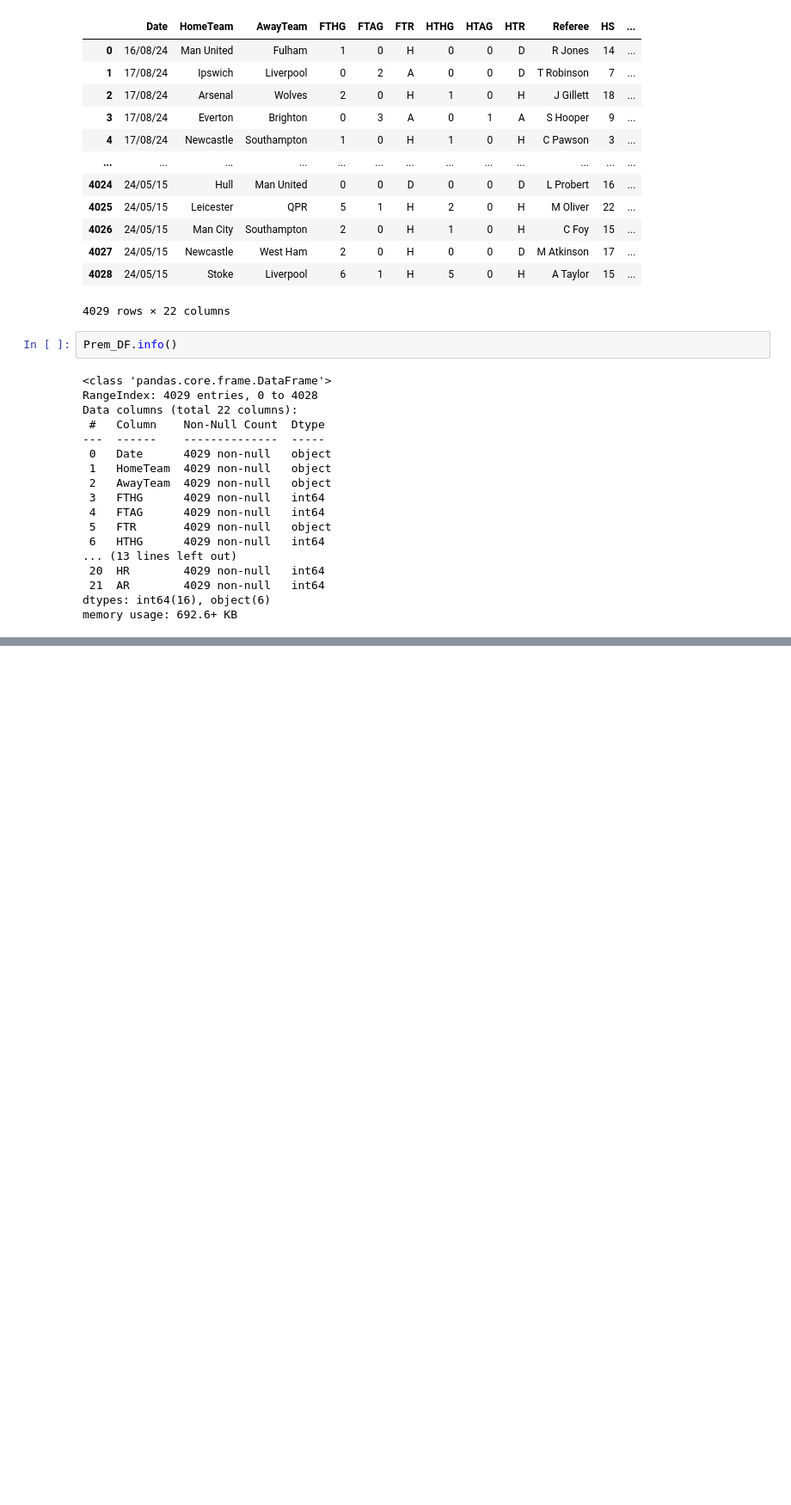
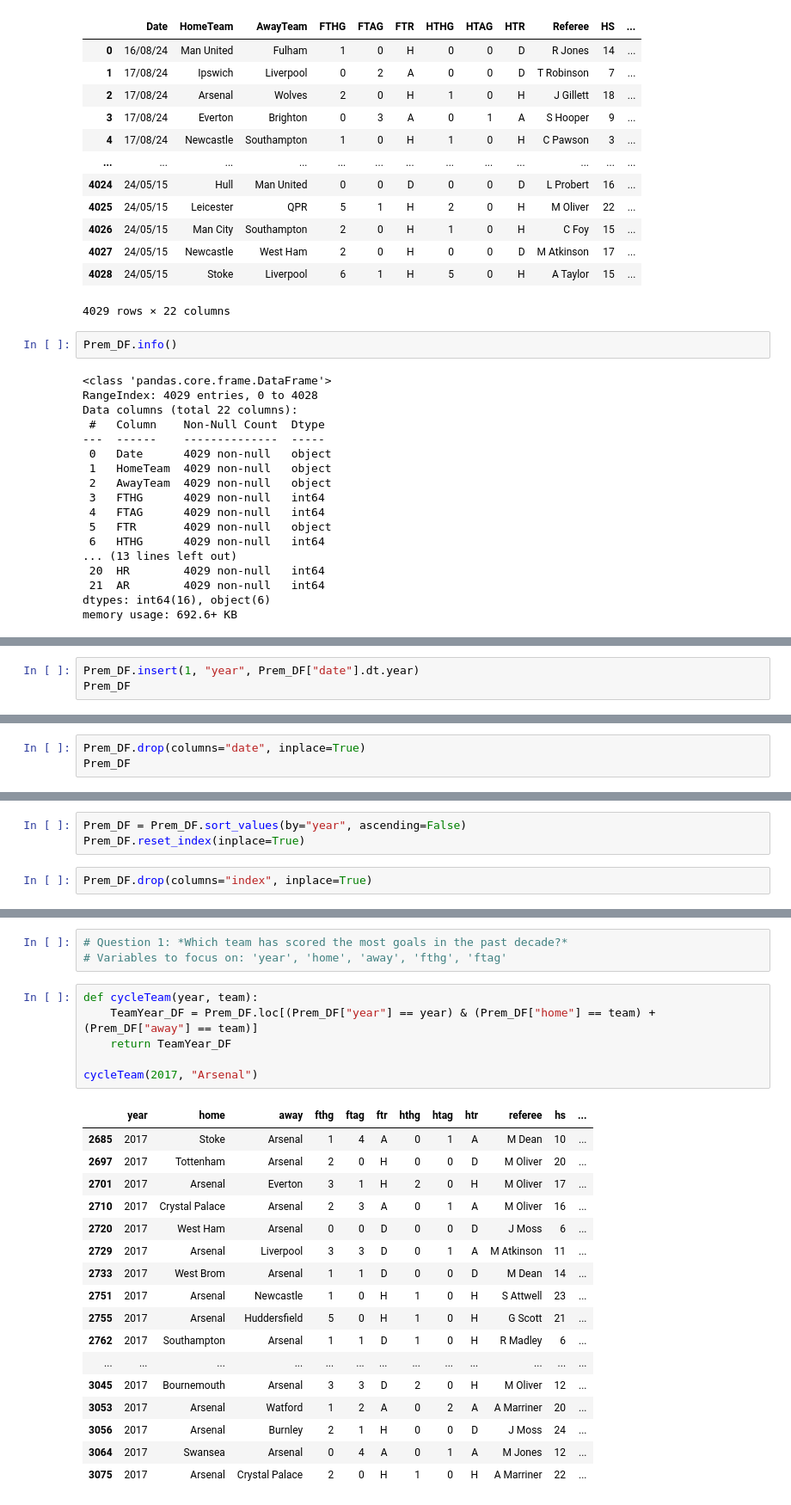
Before and after one commit to SmithNJ13/data_analysis, a Jupyter notebook: analysis.ipynb, the cells around one changed output, grey strips where cells are left out. Shown: that part at 86% size. Drawn from its saved outputs; the diff is of its cells as text; blank space fills up the shorter version.

Commit message:
Can find total goals by year and team name

```diff
--- a/analysis.ipynb
+++ b/analysis.ipynb
@@ -147,0 +163,3 @@ Prem_DF.rename(columns={"Date": "date", "HomeTeam": "home", "AwayTeam": "away",
+# %%
+Prem_DF.insert(1, "year", Prem_DF["date"].dt.year)
+Prem_DF
@@ -147,0 +186,3 @@ Prem_DF.rename(columns={"Date": "date", "HomeTeam": "home", "AwayTeam": "away",
+# %%
+Prem_DF.drop(columns="date", inplace=True)
+Prem_DF
@@ -147,0 +203,5 @@ Prem_DF.rename(columns={"Date": "date", "HomeTeam": "home", "AwayTeam": "away",
+# %%
+Prem_DF = Prem_DF.sort_values(by="year", ascending=False)
+Prem_DF.reset_index(inplace=True)
+# %%
+Prem_DF.drop(columns="index", inplace=True)
@@ -147,0 +244,27 @@ Prem_DF.rename(columns={"Date": "date", "HomeTeam": "home", "AwayTeam": "away",
+# %%
+# Question 1: *Which team has scored the most goals in the past decade?*
+# Variables to focus on: 'year', 'home', 'away', 'fthg', 'ftag'
+# %%
+def cycleTeam(year, team):
+    TeamYear_DF = Prem_DF.loc[(Prem_DF["year"] == year) & (Prem_DF["home"] == team) + (Prem_DF["away"] == team)]
+    return TeamYear_DF
+
+cycleTeam(2017, "Arsenal")
+# %% [output]
+|  | year | home | away | fthg | ftag | ftr | hthg | htag | htr | referee | hs | ... |
+| 2685 | 2017 | Stoke | Arsenal | 1 | 4 | A | 0 | 1 | A | M Dean | 10 | ... |
+| 2697 | 2017 | Tottenham | Arsenal | 2 | 0 | H | 0 | 0 | D | M Oliver | 20 | ... |
+| 2701 | 2017 | Arsenal | Everton | 3 | 1 | H | 2 | 0 | H | M Oliver | 17 | ... |
+| 2710 | 2017 | Crystal Palace | Arsenal | 2 | 3 | A | 0 | 1 | A | M Oliver | 16 | ... |
+| 2720 | 2017 | West Ham | Arsenal | 0 | 0 | D | 0 | 0 | D | J Moss | 6 | ... |
+| 2729 | 2017 | Arsenal | Liverpool | 3 | 3 | D | 0 | 1 | A | M Atkinson | 11 | ... |
+| 2733 | 2017 | West Brom | Arsenal | 1 | 1 | D | 0 | 0 | D | M Dean | 14 | ... |
+| 2751 | 2017 | Arsenal | Newcastle | 1 | 0 | H | 1 | 0 | H | S Attwell | 23 | ... |
+| 2755 | 2017 | Arsenal | Huddersfield | 5 | 0 | H | 1 | 0 | H | G Scott | 21 | ... |
+| 2762 | 2017 | Southampton | Arsenal | 1 | 1 | D | 1 | 0 | H | R Madley | 6 | ... |
+| ... | ... | ... | ... | ... | ... | ... | ... | ... | ... | ... | ... | ... |
+| 3045 | 2017 | Bournemouth | Arsenal | 3 | 3 | D | 2 | 0 | H | M Oliver | 12 | ... |
+| 3053 | 2017 | Arsenal | Watford | 1 | 2 | A | 0 | 2 | A | A Marriner | 20 | ... |
+| 3056 | 2017 | Arsenal | Burnley | 2 | 1 | H | 0 | 0 | D | J Moss | 24 | ... |
+| 3064 | 2017 | Swansea | Arsenal | 0 | 4 | A | 0 | 1 | A | M Jones | 12 | ... |
+| 3075 | 2017 | Arsenal | Crystal Palace | 2 | 0 | H | 1 | 0 | H | A Marriner | 22 | ... |
```
Also changed, not shown: parts of 16 cells of this notebook.
